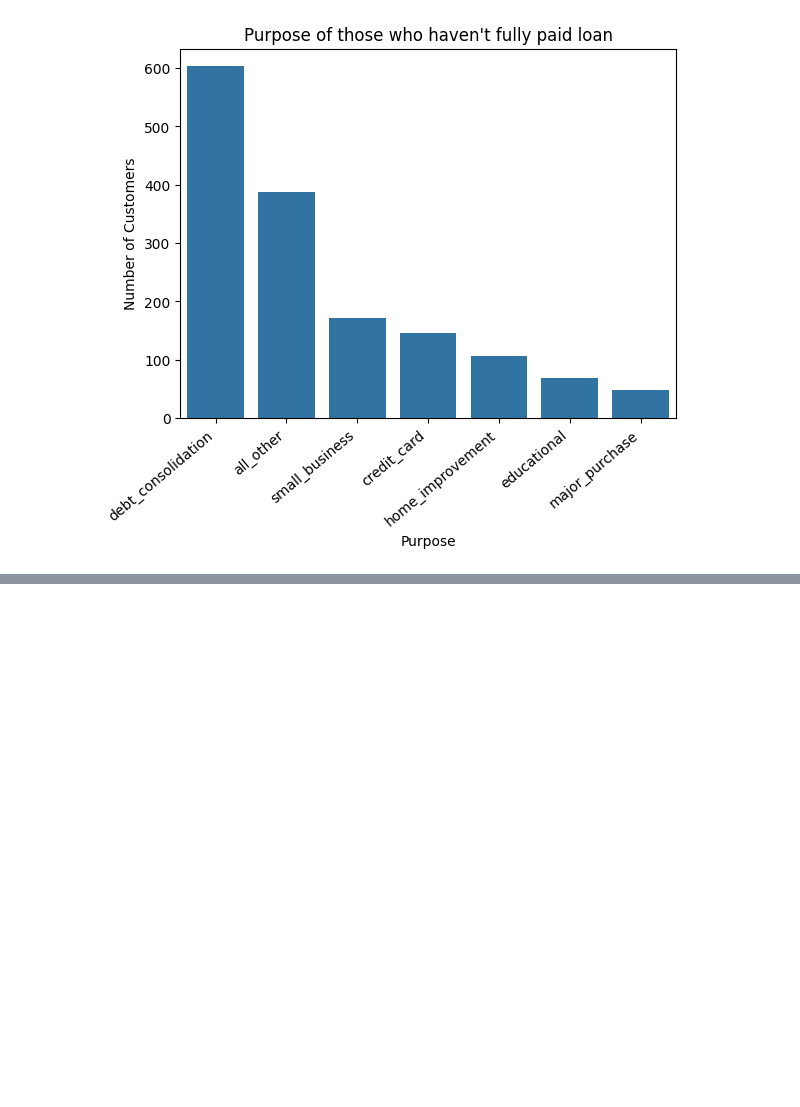
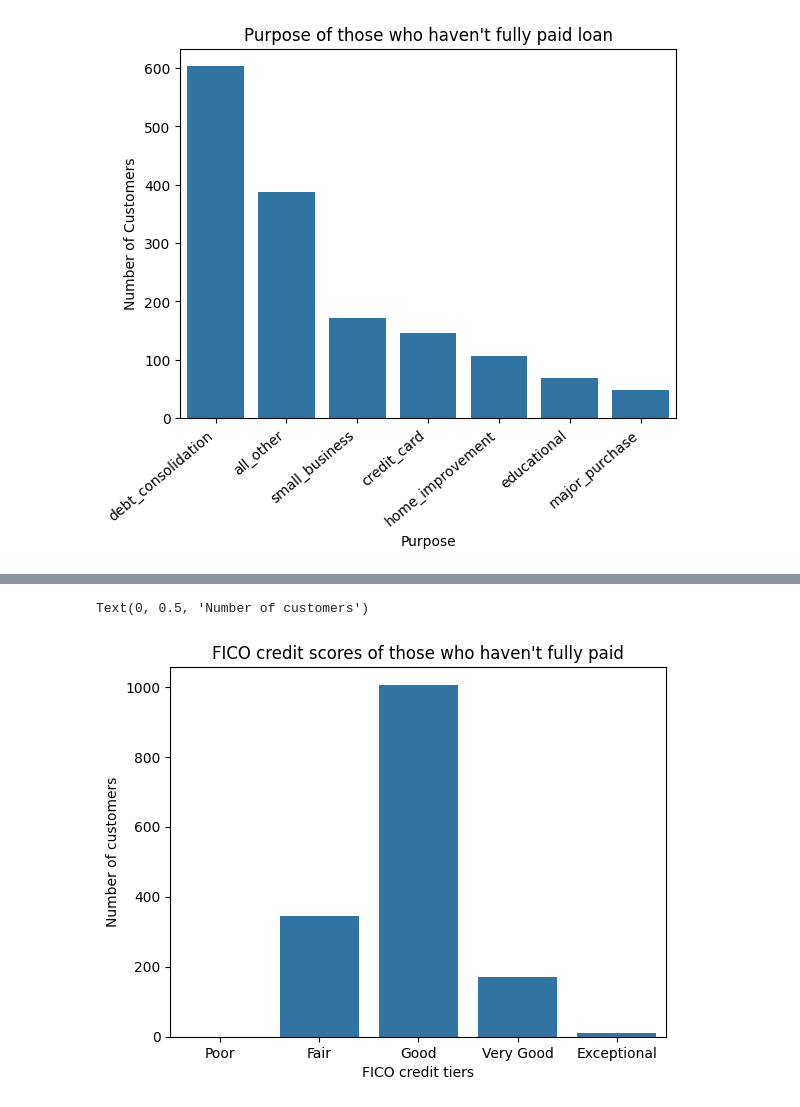
Before and after one commit to nickygatsby/summer-internship-prep, a Jupyter notebook: pandas_prep/loan_data_analysis.ipynb, the cells around one changed output, grey strips where cells are left out. Cells and saved outputs as stored; diff of their text form; code cells hidden in the pictures; blank space fills up the shorter version.

```diff
--- a/pandas_prep/loan_data_analysis.ipynb
+++ b/pandas_prep/loan_data_analysis.ipynb
@@ -92,4 +92,6 @@ Text(0.5, 1.0, "Purpose of those who haven't fully paid loan")
 [figure]
 # %%
 fico_bins = [0, 579, 669, 739, 799, 850]
-fico_lables = ['Poor', 'Fair', 'Good', 'Very Good', 'Exceptional']
+fico_labels = ['Poor', 'Fair', 'Good', 'Very Good', 'Exceptional']
+
+df_notpaid['fico_tier'] = pd.cut(df_notpaid['fico'], bins=fico_bins, labels=fico_labels)
@@ -95,0 +104,9 @@ fico_lables = ['Poor', 'Fair', 'Good', 'Very Good', 'Exceptional']
+# %%
+plt.figure()
+sns.countplot(data=df_notpaid, x='fico_tier')
+plt.title("FICO credit scores of those who haven't fully paid")
+plt.xlabel("FICO credit tiers")
+plt.ylabel("Number of customers")
+# %% [output]
+Text(0, 0.5, 'Number of customers')
+[figure, added]
```
Also changed, not shown: parts of 2 cells of this notebook, 2 other files.
